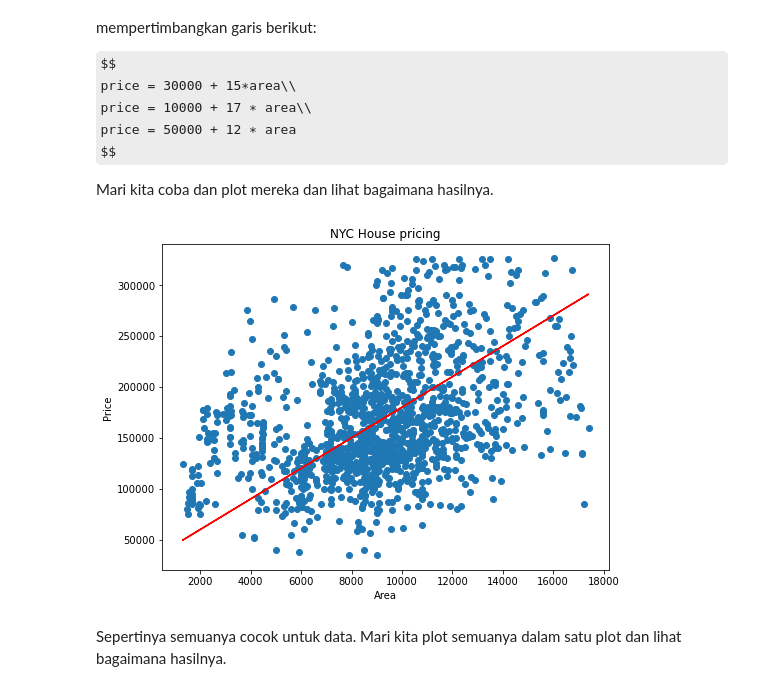
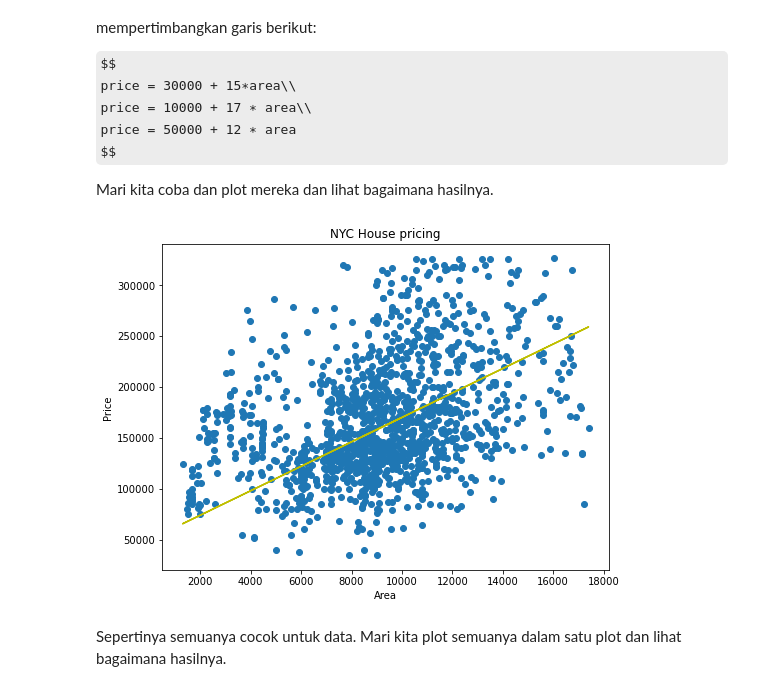
Before and after one commit to ksnugroho/ai-mastery, a Jupyter notebook: Module 4 Section 1 Lab 1 - Liniear Regression.ipynb, the cells around one changed output. Saved outputs shown, nothing was run; the diff lists cells and outputs as text; code cells hidden in the pictures; some formulas as TeX source.

```diff
--- a/Module 4 Section 1 Lab 1 - Liniear Regression.ipynb
+++ b/Module 4 Section 1 Lab 1 - Liniear Regression.ipynb
@@ -43,5 +32,5 @@ Saving to: 'house_prices.csv.1'
 # %%
-df = pd.read_csv('house_prices.csv')
+df = pd.read_csv('dataset/house_prices.csv')
 df.head()
 # %% [output]
 |  | LotArea | SalePrice |
@@ -121,15 +106,15 @@ Mari kita coba dan plot mereka dan lihat bagaimana hasilnya.
 # %%
 plt.figure(figsize=(8,6))
 plt.scatter(df['LotArea'], df['SalePrice'])
-plt.plot(df['LotArea'], 30000 + 15*df['LotArea'], "r-")
-# plt.plot(df['LotArea'], 30000 + 17*df['LotArea'], "g-")
-# plt.plot(df['LotArea'], 30000 + 12*df['LotArea'], "y-")
+# plt.plot(df['LotArea'], 30000 + 15*df['LotArea'], "r-")
+# plt.plot(df['LotArea'], 10000 + 17*df['LotArea'], "g-")
+plt.plot(df['LotArea'], 50000 + 12*df['LotArea'], "y-")
 plt.title('NYC House pricing')
 plt.xlabel('Area')
 plt.ylabel('Price')
 plt.show()
 # %% [output]
-[figure, old version]
+[figure, new version]
 # %% [markdown]
 Sepertinya semuanya cocok untuk data. Mari kita plot semuanya dalam satu plot dan lihat bagaimana hasilnya.
 # %%
```
Also changed, not shown: parts of 12 cells of this notebook, 5 other files.
